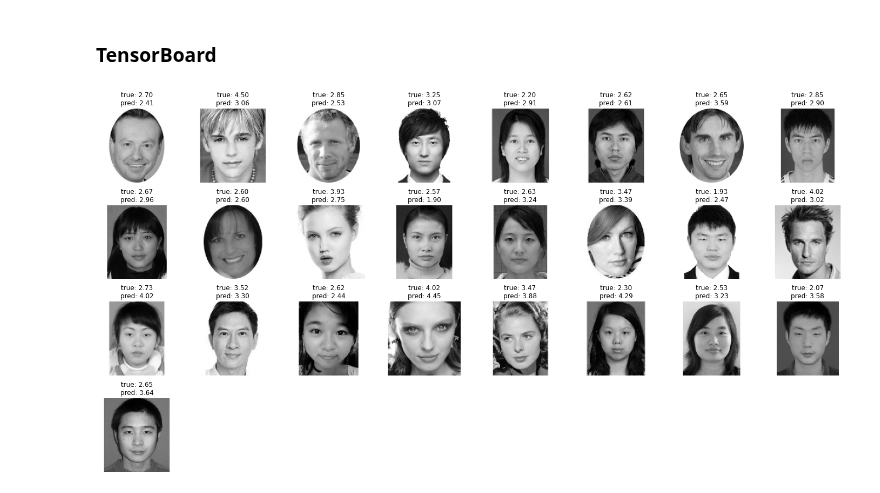
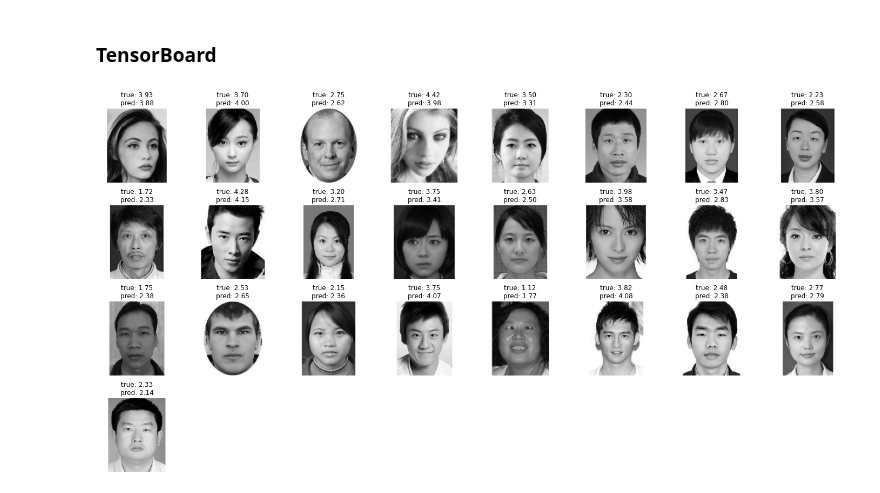
Before and after one commit to LapTQ/IT3910E_facial_beauty_pediction, a Jupyter notebook: facial_beauty_perception.ipynb, the cells around one changed output. Cells and saved outputs as stored; diff of their text form; code cells hidden in the pictures.

```diff
--- a/facial_beauty_perception.ipynb
+++ b/facial_beauty_perception.ipynb
@@ -295,12 +295,13 @@ train_ds = tf.data.Dataset.from_tensor_slices((train_scores_df['file_name'], tra
 test_ds = tf.data.Dataset.from_tensor_slices((val_scores_df['file_name'], val_scores_df['score']))
 
 def configure_dataset(ds, training=False):
+    ds = ds.map(filename_to_img, num_parallel_calls=tf.data.AUTOTUNE)
     ds = ds.prefetch(buffer_size=5500)
-    ds = ds.map(filename_to_img, num_parallel_calls=tf.data.AUTOTUNE)
     ds = ds.map(lambda x, y: (resize_and_scale(x), y))
     ds = ds.cache()
     ds = ds.map(lambda x, y: (data_augmentation(x, training=training), y))
-    ds = ds.shuffle(buffer_size=5500)
+    if training:
+        ds = ds.shuffle(buffer_size=5500)
     ds = ds.batch(batch_size)
 
     return ds
@@ -631,7 +632,7 @@ models['3'] = tf.keras.Sequential(
 # %%
 train_model('3', SGD(learning_rate=1e-3, momentum=0.9, nesterov=True), max_epochs=100, reduce_lr_patience=2, early_stop_patience=15, checkpoint_name='checkpoint3_2')
 # %%
-models['kt'] = keras.Sequential(
+models['kt2'] = keras.Sequential(
         [
          Conv2D(8, 3, activation='relu', kernel_constraint=max_norm(2)),
          BatchNormalization(),
@@ -665,11 +666,20 @@ models['kt'] = keras.Sequential(
 
          Conv2D(512, 3, padding='same', activation='relu', kernel_constraint=max_norm(2)),
          BatchNormalization(),
-        #  MaxPooling2D(3, strides=2),
+
+         Conv2D(512, 3, padding='same', activation='relu', kernel_constraint=max_norm(2)),
+         BatchNormalization(),
+
+         Conv2D(256, 3, padding='same', activation='relu', kernel_constraint=max_norm(2)),
+         BatchNormalization(),
+
+         Conv2D(128, 3, activation='relu', kernel_constraint=max_norm(2)),
+         BatchNormalization(),
+
+         Conv2D(128, 3, activation='relu', kernel_constraint=max_norm(2)),
+         BatchNormalization(),
 
          GlobalAveragePooling2D(),
          Dense(1)
         ]
     )
-
-train_model('kt', SGD(learning_rate=1e-3, momentum=0.9, nesterov=True), max_epochs=30, reduce_lr_patience=2, early_stop_patience=8, checkpoint_name='kt')
@@ -956,12 +1025,14 @@ predictions = tf.data.Dataset.from_tensor_slices(np.squeeze(models['kt'].predict
 # %%
+predictions = tf.data.Dataset.from_tensor_slices(np.squeeze(models['kt2'].predict(test_ds))).batch(32)
+
 plt.figure(figsize=(20, 20))
 for imgs, true_scores in test_ds.take(1):
     for pred_scores in predictions.take(1):
         for i in range(25):
             ax = plt.subplot(8, 8, i + 1)
             plt.imshow(np.squeeze(imgs[i]), cmap='gray')
             plt.title('true: {:.2f}\npred: {:.2f}'.format(true_scores[i], pred_scores[i]))
             plt.tight_layout()
             plt.axis("off")
 # %% [output]
-[figure, old version]
+[figure, new version]
```
Also changed, not shown: parts of 7 cells of this notebook.
